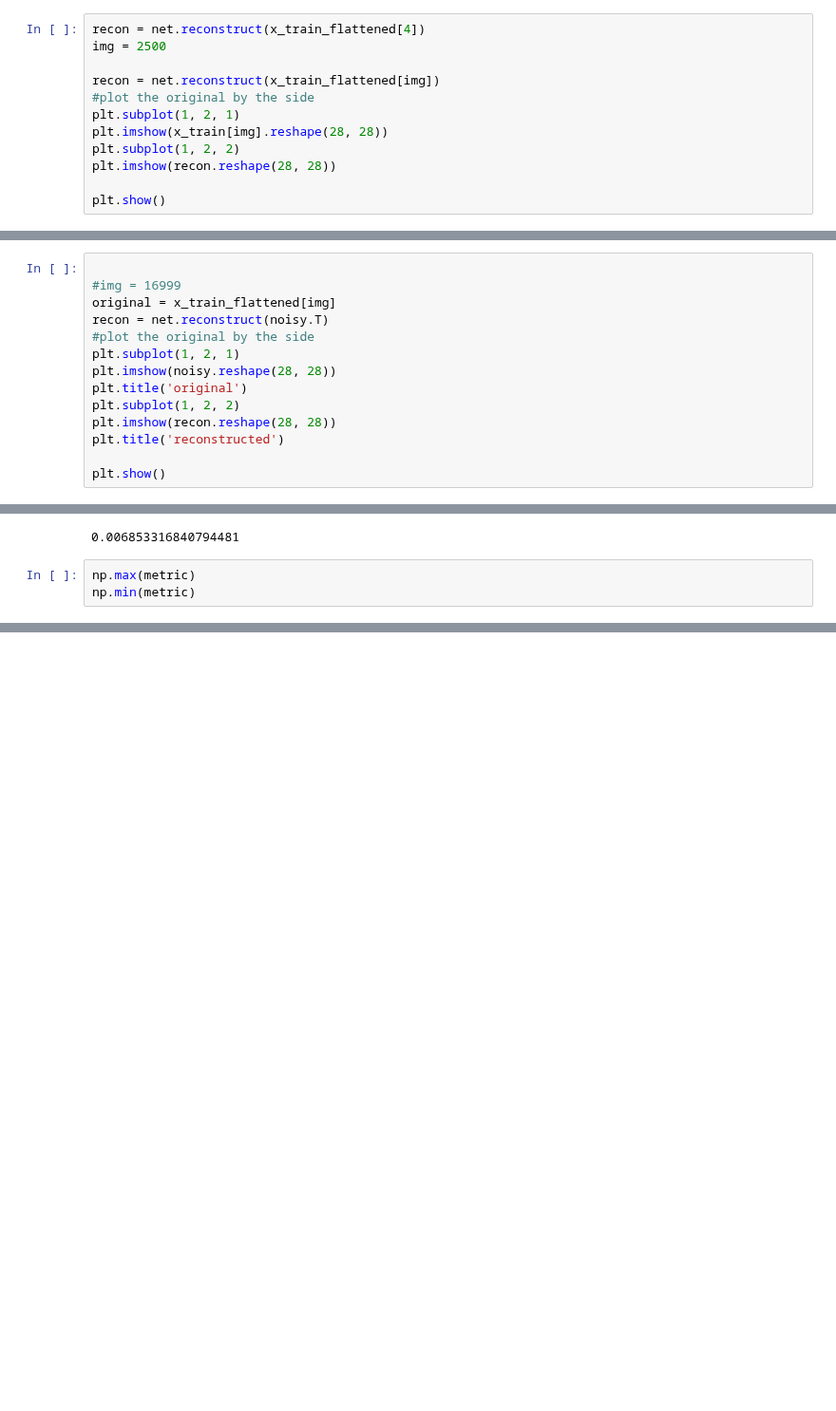
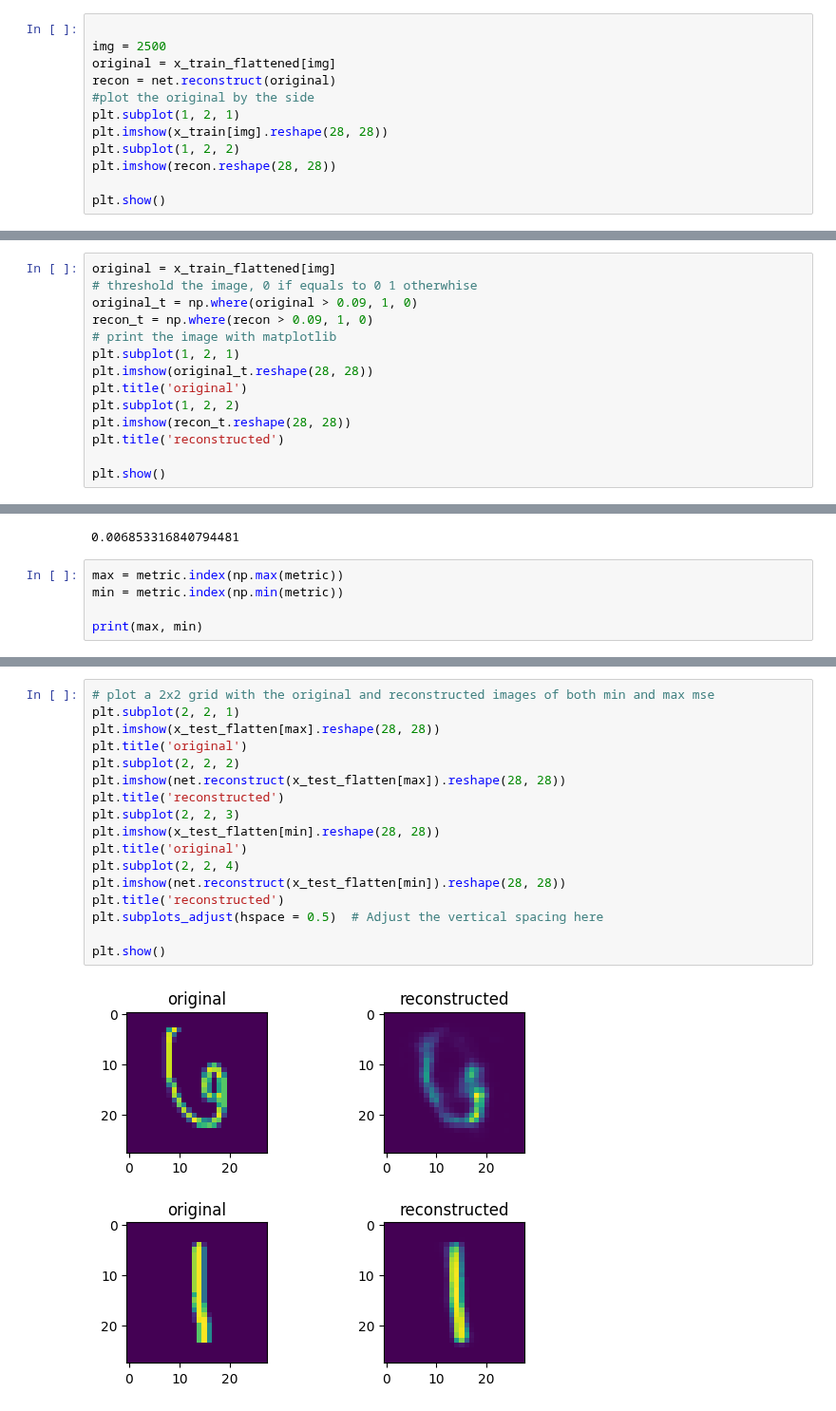
Before and after one commit to lavo2/ISPR-Midterms, a Jupyter notebook: 2/midterm2.ipynb, the cells around one changed output, grey strips where cells are left out. Shown at 95% size. Drawn from its saved outputs; the diff is of its cells as text; blank space fills up the shorter version.

```diff
--- a/2/midterm2.ipynb
+++ b/2/midterm2.ipynb
@@ -189,10 +189,10 @@ net.fit(x_train_flattened[:1000], epochs=30, lr=0.01, batch_size=500)
 # %% [output]
 todo
 # %%
-recon = net.reconstruct(x_train_flattened[4])
+
 img = 2500
-
-recon = net.reconstruct(x_train_flattened[img])
+original = x_train_flattened[img]
+recon = net.reconstruct(original)
 #plot the original by the side
 plt.subplot(1, 2, 1)
 plt.imshow(x_train[img].reshape(28, 28))
@@ -249,14 +226,14 @@ noisy.shape
 # %%
-
-#img = 16999
 original = x_train_flattened[img]
-recon = net.reconstruct(noisy.T)
-#plot the original by the side
+# threshold the image, 0 if equals to 0 1 otherwhise
+original_t = np.where(original > 0.09, 1, 0)
+recon_t = np.where(recon > 0.09, 1, 0)
+# print the image with matplotlib
 plt.subplot(1, 2, 1)
-plt.imshow(noisy.reshape(28, 28))
+plt.imshow(original_t.reshape(28, 28))
 plt.title('original')
 plt.subplot(1, 2, 2)
-plt.imshow(recon.reshape(28, 28))
+plt.imshow(recon_t.reshape(28, 28))
 plt.title('reconstructed')
 
 plt.show()
@@ -322,6 +270,8 @@ np.mean(metric)
 # %% [output]
 0.006853316840794481
 # %%
-np.max(metric)
-np.min(metric)
+max = metric.index(np.max(metric))
+min = metric.index(np.min(metric))
+
+print(max, min)
 # %% [output]
@@ -329,3 +279,22 @@ np.min(metric)
+# %%
+# plot a 2x2 grid with the original and reconstructed images of both min and max mse
+plt.subplot(2, 2, 1)
+plt.imshow(x_test_flatten[max].reshape(28, 28))
+plt.title('original')
+plt.subplot(2, 2, 2)
+plt.imshow(net.reconstruct(x_test_flatten[max]).reshape(28, 28))
+plt.title('reconstructed')
+plt.subplot(2, 2, 3)
+plt.imshow(x_test_flatten[min].reshape(28, 28))
+plt.title('original')
+plt.subplot(2, 2, 4)
+plt.imshow(net.reconstruct(x_test_flatten[min]).reshape(28, 28))
+plt.title('reconstructed')
+plt.subplots_adjust(hspace = 0.5)  # Adjust the vertical spacing here
+
+plt.show()
+# %% [output]
+[figure, added]
 # %%
 mean_squared_error(original, recon)
 # %% [output]
```
Also changed, not shown: parts of 7 cells of this notebook.
